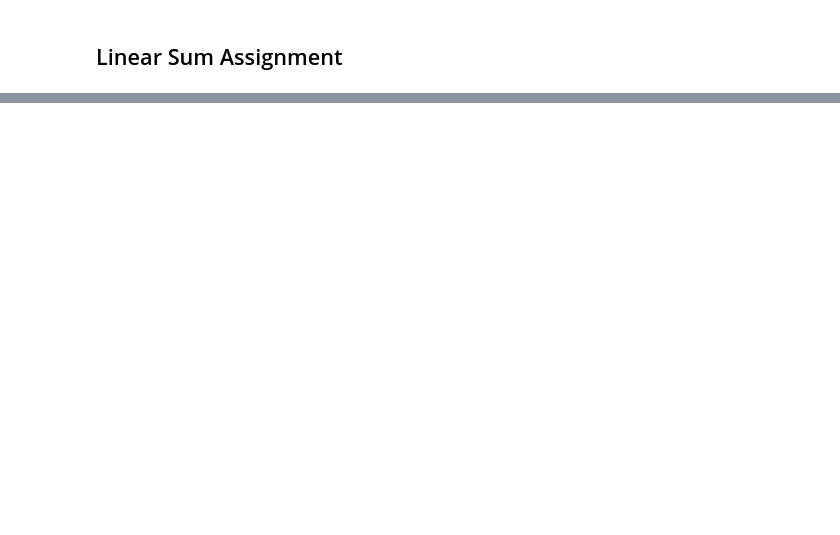
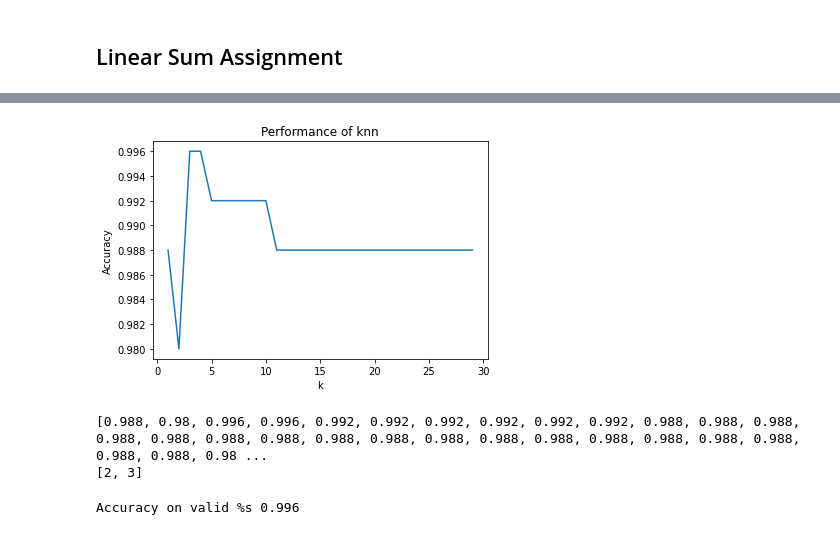
Before and after one commit to anninahelmy/PatternRecognition_FS22, a Jupyter notebook: Molecules/Molecules.ipynb, the cells around one changed output, grey strips where cells are left out. Cells and saved outputs as stored; diff of their text form; code cells hidden in the pictures; blank space fills up the shorter version.

```diff
--- a/Molecules/Molecules.ipynb
+++ b/Molecules/Molecules.ipynb
@@ -249,0 +292,2 @@ knn(dist, 5, test_labels, train_labels)
+# %%
+dist_ = distance_matrix(graphs_valid, graphs_train, 1, 1)
@@ -249,0 +298,29 @@ knn(dist, 5, test_labels, train_labels)
+# %%
+
+accuracies = []
+ks = range(1, 30)
+for k in ks:
+    accuracy = knn(dist_, k, labels_valid, labels_train)
+    accuracies.append(accuracy)
+
+fig, ax = plt.subplots()
+ax.plot(ks, accuracies)
+ax.set(xlabel="k",
+       ylabel="Accuracy",
+       title="Performance of knn")
+plt.show()
+# %% [output]
+[figure, added]
+# %%
+print(accuracies)
+
+indices = [index for index, item in enumerate(accuracies) if item == max(accuracies)]
+print(indices)
+# %% [output]
+[0.988, 0.98, 0.996, 0.996, 0.992, 0.992, 0.992, 0.992, 0.992, 0.992, 0.988, 0.988, 0.988, 0.988, 0.988, 0.988, 0.988, 0.988, 0.988, 0.988, 0.988, 0.988, 0.988, 0.988, 0.988, 0.988, 0.988, 0.988, 0.98 ...
+[2, 3]
+# %%
+accuracy = knn(dist_, 3, labels_valid, labels_train)
+print("Accuracy on valid %s", accuracy)
+# %% [output]
+Accuracy on valid %s 0.996
```
Also changed, not shown: parts of 6 cells of this notebook.
